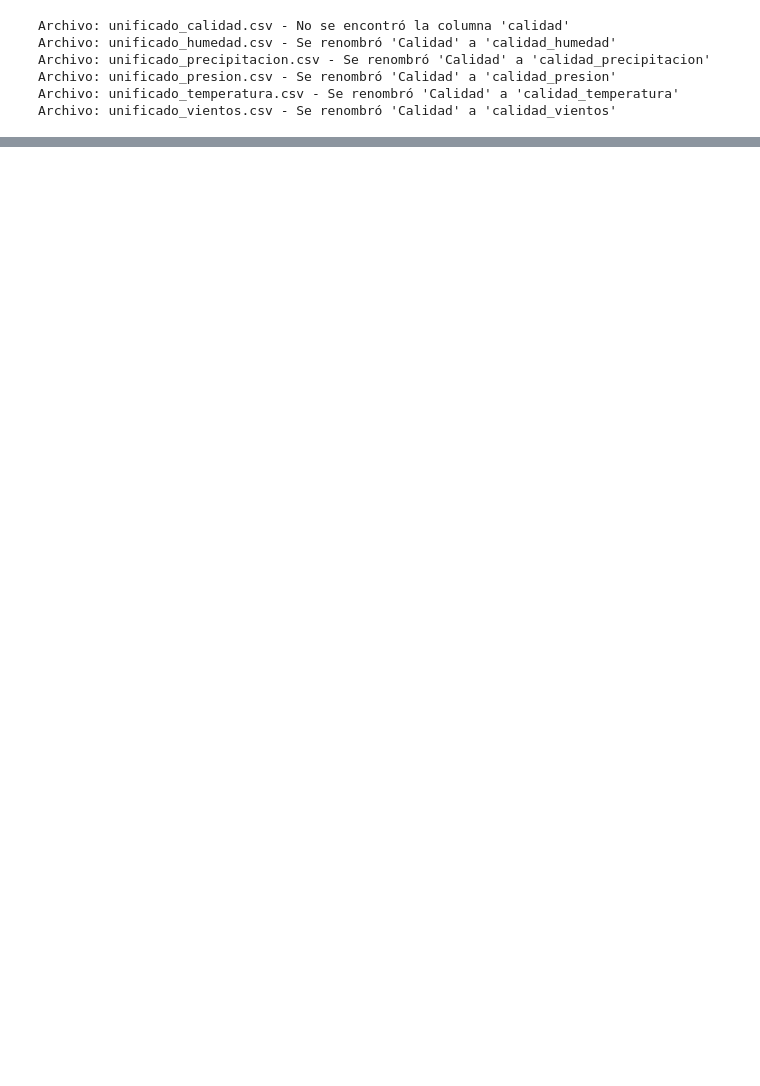
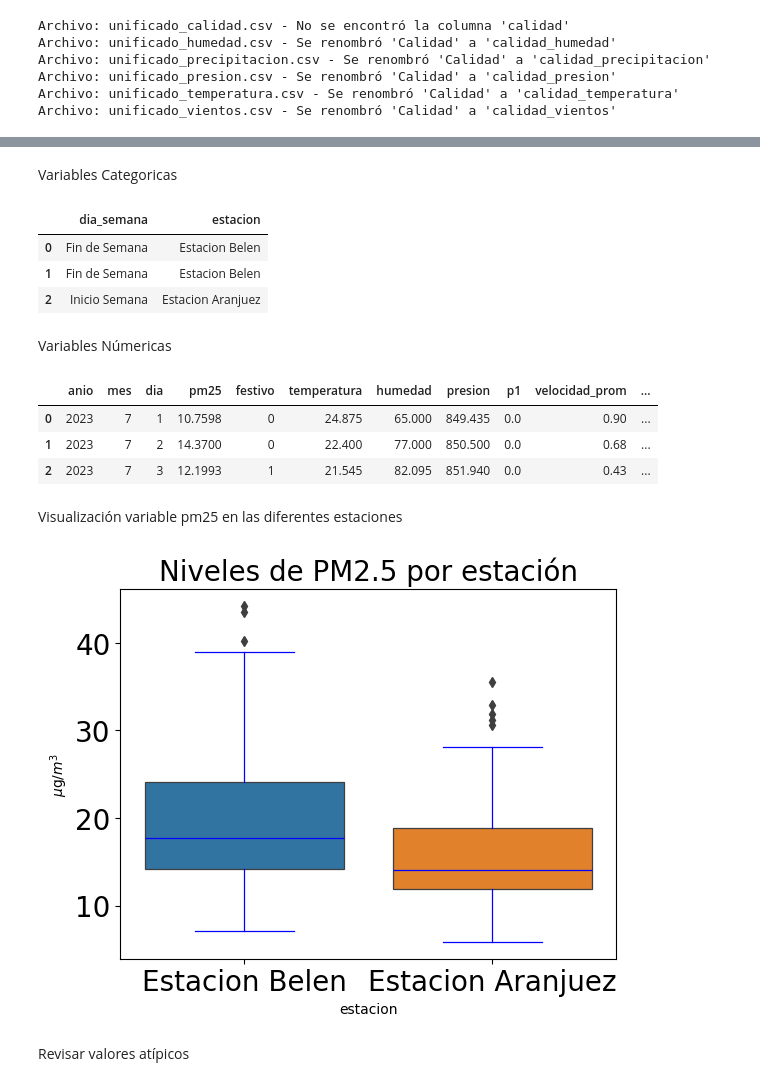
Before and after one commit to kennethLeonel/Proyecto-Grado, a Jupyter notebook: preprocesamiento.ipynb, the cells around one changed output, grey strips where cells are left out. Drawn from its saved outputs; the diff is of its cells as text; code cells hidden in the pictures; blank space fills up the shorter version.

```diff
--- a/preprocesamiento.ipynb
+++ b/preprocesamiento.ipynb
@@ -177,0 +533,13 @@ Dataset combinado guardado en: data/dataset_completo.csv
+# %%
+def unirDatos(data1, data2):
+    """"
+    Función para unir dos dataframes
+    In[0]: dataset1, dataset2
+    Out[0]: dataset unido
+    """
+    return pd.merge(data1,data2,on=['anio','mes','dia','dia_semana'],how='inner')
+# %%
+#Unir los dataframes de la estación Itagui
+dataSetcalidad = unirDatos(calidadAirePromedio,meteoPromedio)
+#Se muestran los primeros 5 datos
+dataSetcalidad.head()
@@ -177,0 +555,8 @@ Dataset combinado guardado en: data/dataset_completo.csv
+# %%
+def eliminarColumnas(data, nombresColumnas):
+    """
+    Función para eliminar columnas en un dataframe
+    """
+    # Eliminar columnas que no sean necesarias
+    data = data.drop(columns=nombresColumnas)
+    return data
@@ -177,0 +608,38 @@ Dataset combinado guardado en: data/dataset_completo.csv
+# %% [markdown]
+Variables Categoricas
+# %%
+#Lista de variables categóricas
+columnasCategoricas = dataSetcalidad.select_dtypes(include = ["object", 'category']).columns.tolist()
+columnasCategoricas
+dataSetcalidad[columnasCategoricas].head(3)
+# %% [output]
+|  | dia_semana | estacion |
+| 0 | Fin de Semana | Estacion Belen |
+| 1 | Fin de Semana | Estacion Belen |
+| 2 | Inicio Semana | Estacion Aranjuez |
+# %% [markdown]
+Variables Númericas
+# %%
+#Lista de variables numéricas
+dataSetcalidad = eliminarColumnas(dataSetcalidad, "codigoserial")
+columnasNumericas=dataSetcalidad.select_dtypes(include = ['float64','int32','int64']).columns.tolist()
+dataSetcalidad[columnasNumericas].head(3)
+# %% [output]
+|  | anio | mes | dia | pm25 | festivo | temperatura | humedad | presion | p1 | velocidad_prom | ... |
+| 0 | 2023 | 7 | 1 | 10.7598 | 0 | 24.875 | 65.000 | 849.435 | 0.0 | 0.90 | ... |
+| 1 | 2023 | 7 | 2 | 14.3700 | 0 | 22.400 | 77.000 | 850.500 | 0.0 | 0.68 | ... |
+| 2 | 2023 | 7 | 3 | 12.1993 | 1 | 21.545 | 82.095 | 851.940 | 0.0 | 0.43 | ... |
+# %% [markdown]
+Visualización variable pm25 en las diferentes estaciones
+# %%
+# Box Plot PM2.5 agrupado por estaciones
+ax = sns.boxplot(x=dataSetcalidad['estacion'], y= dataSetcalidad['pm25'],  linewidth=0.9)
+ax.set_title("Niveles de PM2.5 por estación")
+plt.ylabel("$\mu$g/$m^3$")
+plt.setp(ax.artists, edgecolor = 'k', facecolor='w')
+plt.setp(ax.lines, color='blue')
+plt.show()
+# %% [output]
+[figure, added]
+# %% [markdown]
+Revisar valores atípicos
```
Also changed, not shown: parts of 50 cells of this notebook, 11 other files.
